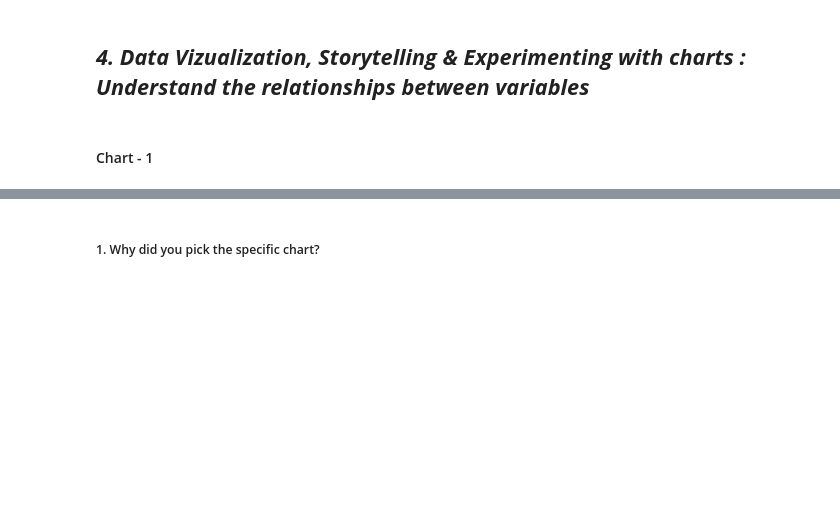
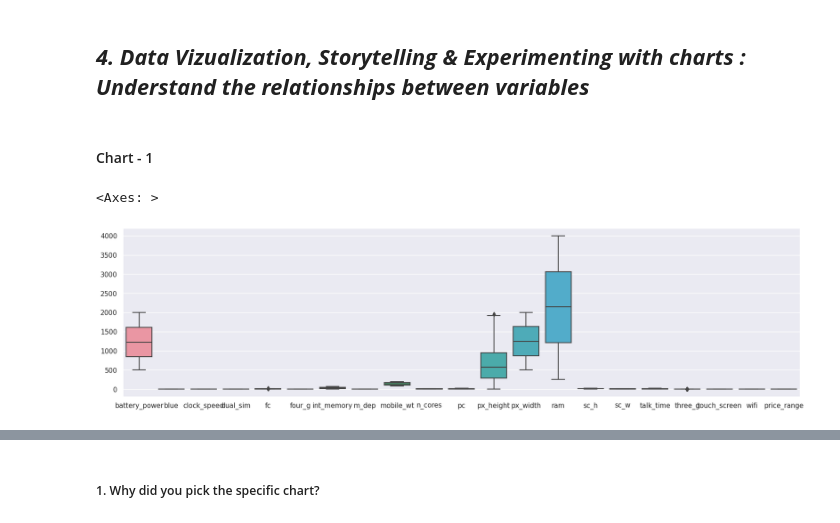
Before and after one commit to Aman811630/Mobile-Price-Range-Prediction---ML-project, a Jupyter notebook: Classification_ML_Project_Mobile_Price_Range_Prediction.ipynb, the cells around one changed output, grey strips where cells are left out. Saved outputs shown, nothing was run; the diff lists cells and outputs as text; code cells hidden in the pictures; blank space fills up the shorter version.

```diff
--- a/Classification_ML_Project_Mobile_Price_Range_Prediction.ipynb
+++ b/Classification_ML_Project_Mobile_Price_Range_Prediction.ipynb
@@ -270,0 +361,6 @@ Answer Here.
+# %%
+plt.figure(figsize=(20,5))
+sns.boxplot(df)
+# %% [output]
+<Axes: >
+[figure, added]
```
Also changed, not shown: parts of 202 cells of this notebook.
